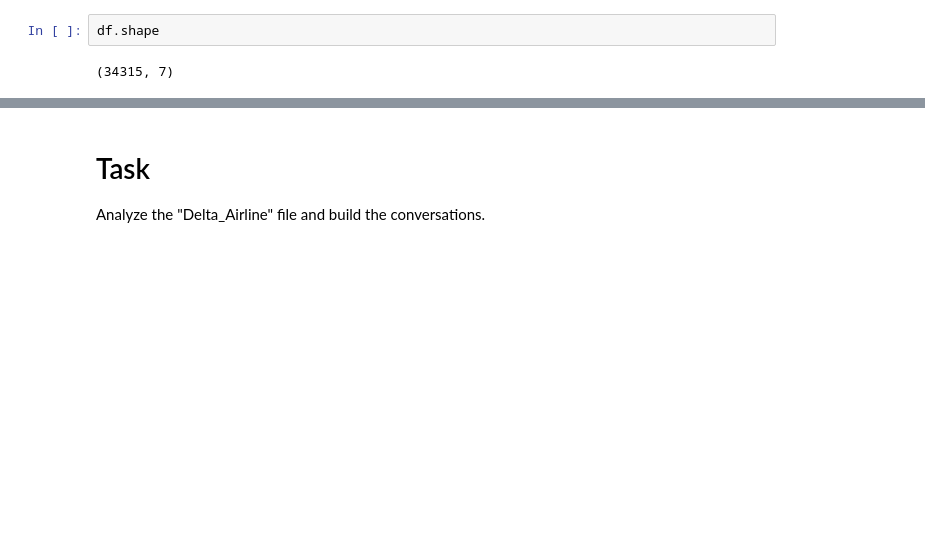
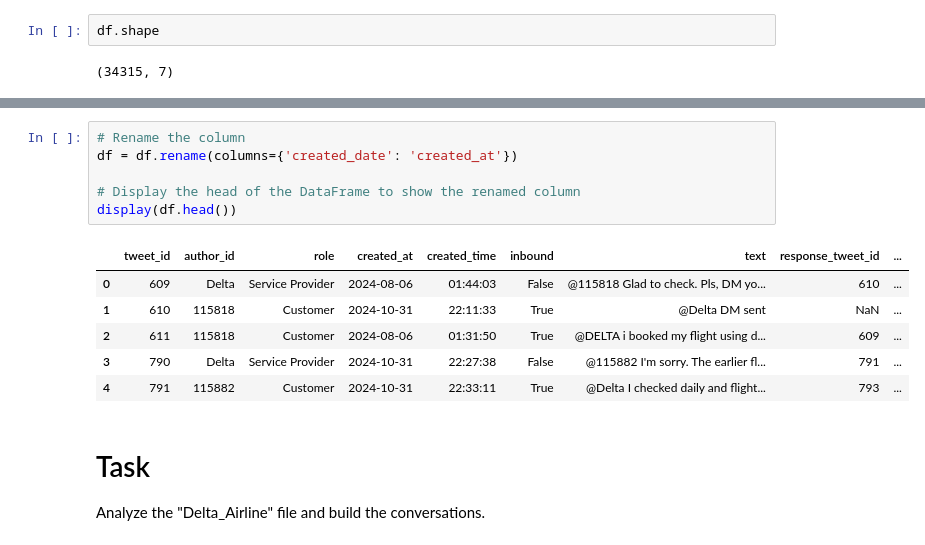
Before and after one commit to Vivek-Sajjan/Conversational-AI-Project, a Jupyter notebook: twitter_analysis_Delta_mongo.ipynb, the cells around one changed output, grey strips where cells are left out. Saved outputs shown, nothing was run; the diff lists cells and outputs as text; blank space fills up the shorter version.

```diff
--- a/twitter_analysis_Delta_mongo.ipynb
+++ b/twitter_analysis_Delta_mongo.ipynb
@@ -54,3 +101,16 @@ display(df.head())
+# %%
+# Rename the column
+df = df.rename(columns={'created_date': 'created_at'})
+
+# Display the head of the DataFrame to show the renamed column
+display(df.head())
+# %% [output]
+|  | tweet_id | author_id | role | created_at | created_time | inbound | text | response_tweet_id | ... |
+| 0 | 609 | Delta | Service Provider | 2024-08-06 | 01:44:03 | False | @115818 Glad to check. Pls, DM yo... | 610 | ... |
+| 1 | 610 | 115818 | Customer | 2024-10-31 | 22:11:33 | True | @Delta DM sent | NaN | ... |
+| 2 | 611 | 115818 | Customer | 2024-08-06 | 01:31:50 | True | @DELTA i booked my flight using d... | 609 | ... |
+| 3 | 790 | Delta | Service Provider | 2024-10-31 | 22:27:38 | False | @115882 I'm sorry. The earlier fl... | 791 | ... |
+| 4 | 791 | 115882 | Customer | 2024-10-31 | 22:33:11 | True | @Delta I checked daily and flight... | 793 | ... |
 # %% [markdown]
 # Task
 Analyze the "Delta_Airline" file and build the conversations.
```
Also changed, not shown: parts of 11 cells of this notebook.
